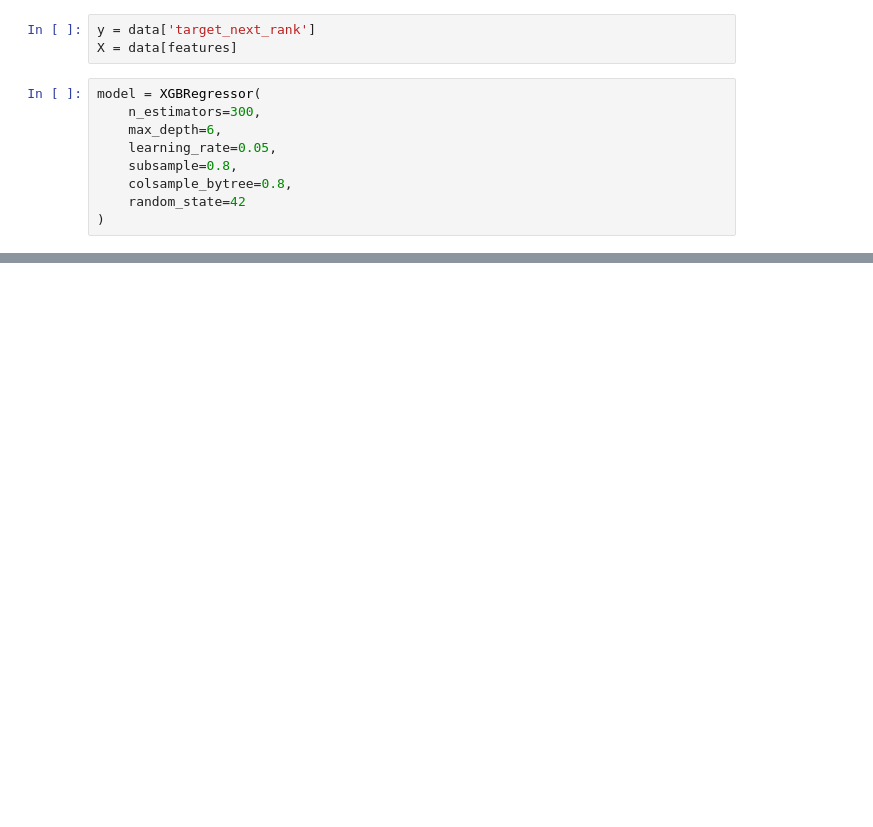
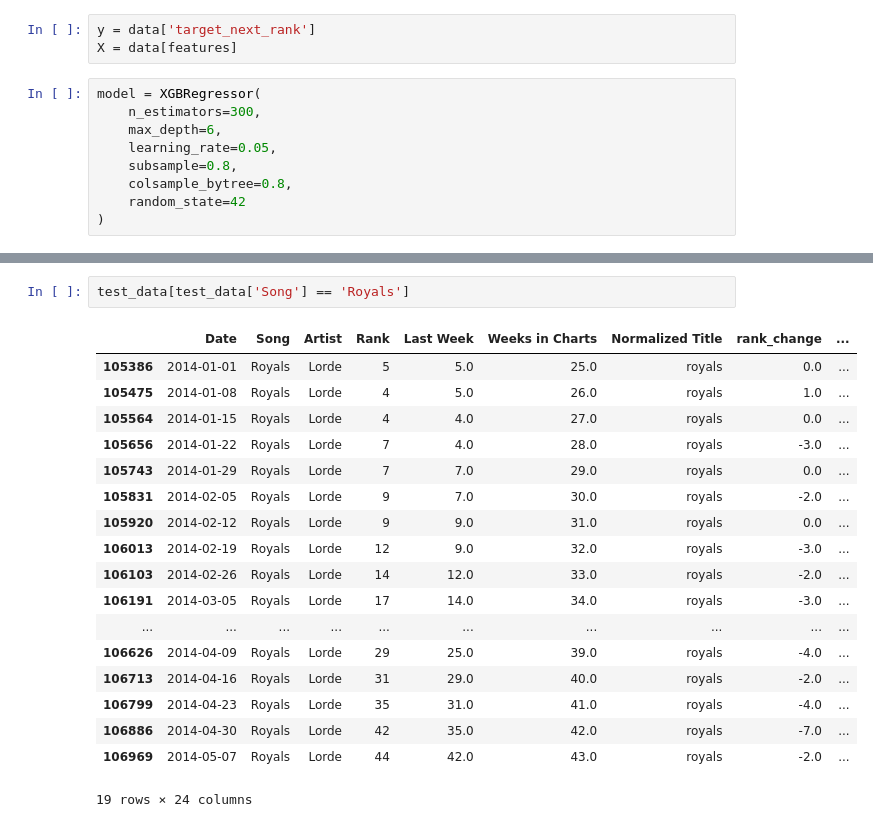
Before and after one commit to mrcl-w/Application-of-machine-learning-in-predicting-the-success-of-music-tracks., a Jupyter notebook: ML/Forecast/xgboost_baseline.ipynb, the cells around one changed output, grey strips where cells are left out. Drawn from its saved outputs; the diff is of its cells as text; blank space fills up the shorter version.

```diff
--- a/ML/Forecast/xgboost_baseline.ipynb
+++ b/ML/Forecast/xgboost_baseline.ipynb
@@ -68,0 +143,21 @@ model = XGBRegressor(
+# %%
+test_data[test_data['Song'] == 'Royals']
+# %% [output]
+|  | Date | Song | Artist | Rank | Last Week | Weeks in Charts | Normalized Title | rank_change | ... |
+| 105386 | 2014-01-01 | Royals | Lorde | 5 | 5.0 | 25.0 | royals | 0.0 | ... |
+| 105475 | 2014-01-08 | Royals | Lorde | 4 | 5.0 | 26.0 | royals | 1.0 | ... |
+| 105564 | 2014-01-15 | Royals | Lorde | 4 | 4.0 | 27.0 | royals | 0.0 | ... |
+| 105656 | 2014-01-22 | Royals | Lorde | 7 | 4.0 | 28.0 | royals | -3.0 | ... |
+| 105743 | 2014-01-29 | Royals | Lorde | 7 | 7.0 | 29.0 | royals | 0.0 | ... |
+| 105831 | 2014-02-05 | Royals | Lorde | 9 | 7.0 | 30.0 | royals | -2.0 | ... |
+| 105920 | 2014-02-12 | Royals | Lorde | 9 | 9.0 | 31.0 | royals | 0.0 | ... |
+| 106013 | 2014-02-19 | Royals | Lorde | 12 | 9.0 | 32.0 | royals | -3.0 | ... |
+| 106103 | 2014-02-26 | Royals | Lorde | 14 | 12.0 | 33.0 | royals | -2.0 | ... |
+| 106191 | 2014-03-05 | Royals | Lorde | 17 | 14.0 | 34.0 | royals | -3.0 | ... |
+| ... | ... | ... | ... | ... | ... | ... | ... | ... | ... |
+| 106626 | 2014-04-09 | Royals | Lorde | 29 | 25.0 | 39.0 | royals | -4.0 | ... |
+| 106713 | 2014-04-16 | Royals | Lorde | 31 | 29.0 | 40.0 | royals | -2.0 | ... |
+| 106799 | 2014-04-23 | Royals | Lorde | 35 | 31.0 | 41.0 | royals | -4.0 | ... |
+| 106886 | 2014-04-30 | Royals | Lorde | 42 | 35.0 | 42.0 | royals | -7.0 | ... |
+| 106969 | 2014-05-07 | Royals | Lorde | 44 | 42.0 | 43.0 | royals | -2.0 | ... |
+19 rows × 24 columns
```
Also changed, not shown: parts of 10 cells of this notebook, 1 other file.
